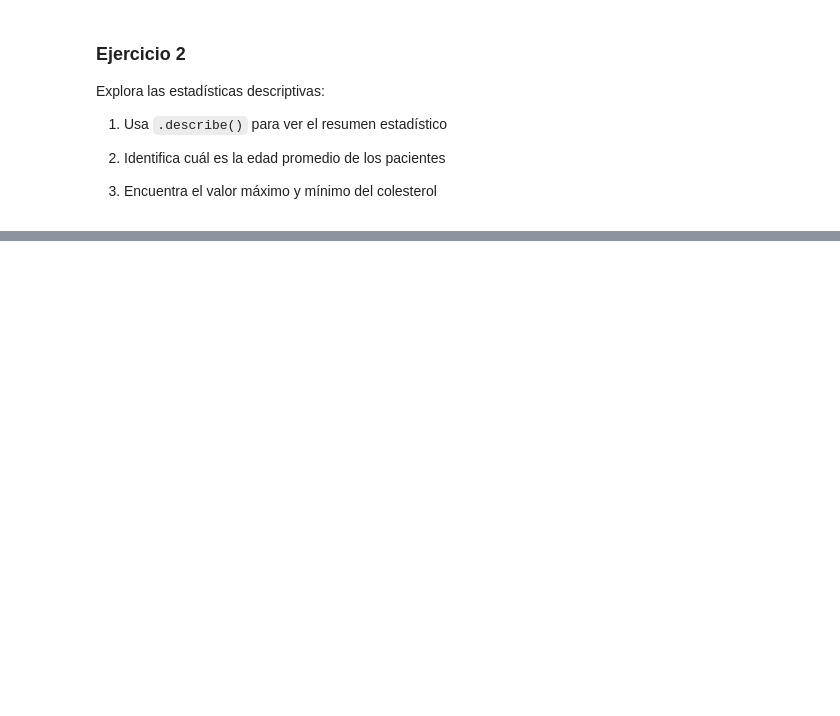
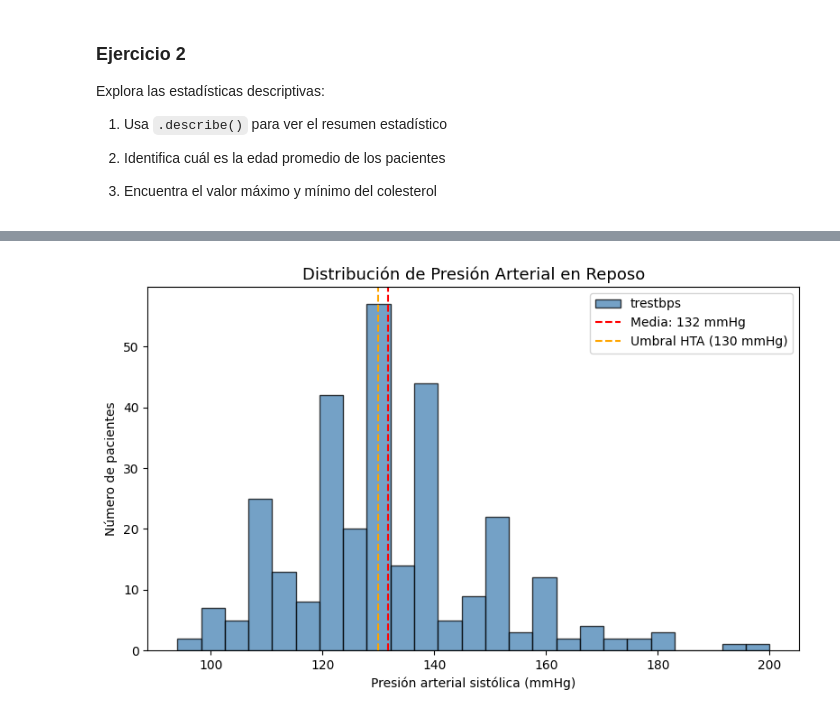
Before and after one commit to marcpalo1999/MIA_sanidad, a Jupyter notebook: 2_1_Solucion_Ejercicios.ipynb, the cells around one changed output, grey strips where cells are left out. Saved outputs shown, nothing was run; the diff lists cells and outputs as text; code cells hidden in the pictures; blank space fills up the shorter version.

```diff
--- a/2_1_Solucion_Ejercicios.ipynb
+++ b/2_1_Solucion_Ejercicios.ipynb
@@ -450,0 +963,8 @@ df["tipo_dolor"].value_counts()
+# %%
+# SOLUCIÓN EJERCICIO 3
+
+# 1. Crear variable binaria de colesterol alto
+df["colesterol_alto"] = np.where(df["chol"] > 240, "Sí", "No")
+print("Distribución colesterol alto:")
+print(df["colesterol_alto"].value_counts())
+print(f"({df['colesterol_alto'].value_counts(normalize=True).mul(100).round(1).to_dict()})")
@@ -450,0 +1046,33 @@ df["tipo_dolor"].value_counts()
+# %%
+# SOLUCIÓN EJERCICIO 1
+
+# Asegurar que tenemos las columnas necesarias
+if "categoria_colesterol" not in df.columns:
+    def clasificar_colesterol(valor):
+        if pd.isna(valor):
+            return "Desconocido"
+        elif valor < 200:
+            return "Normal"
+        elif valor < 240:
+            return "Límite alto"
+        else:
+            return "Alto"
+    df["categoria_colesterol"] = df["chol"].apply(clasificar_colesterol)
+# %%
+# 1. Histograma de presión arterial
+plt.figure(figsize=(8, 5))
+df["trestbps"].plot(kind='hist', bins=25, edgecolor='black', alpha=0.75, color='steelblue')
+plt.axvline(df["trestbps"].mean(), color='red', linestyle='--', linewidth=1.5,
+            label=f'Media: {df["trestbps"].mean():.0f} mmHg')
+plt.axvline(130, color='orange', linestyle='--', linewidth=1.5, label='Umbral HTA (130 mmHg)')
+plt.title("Distribución de Presión Arterial en Reposo", fontsize=13)
+plt.xlabel("Presión arterial sistólica (mmHg)")
+plt.ylabel("Número de pacientes")
+plt.legend()
+plt.tight_layout()
+plt.show()
+
+# Interpretación: la distribución está ligeramente sesgada a la derecha.
+# Muchos pacientes están por encima del umbral de 130 mmHg (hipertensión grado 1).
+# %% [output]
+[figure, added]
```
Also changed, not shown: parts of 114 cells of this notebook.
